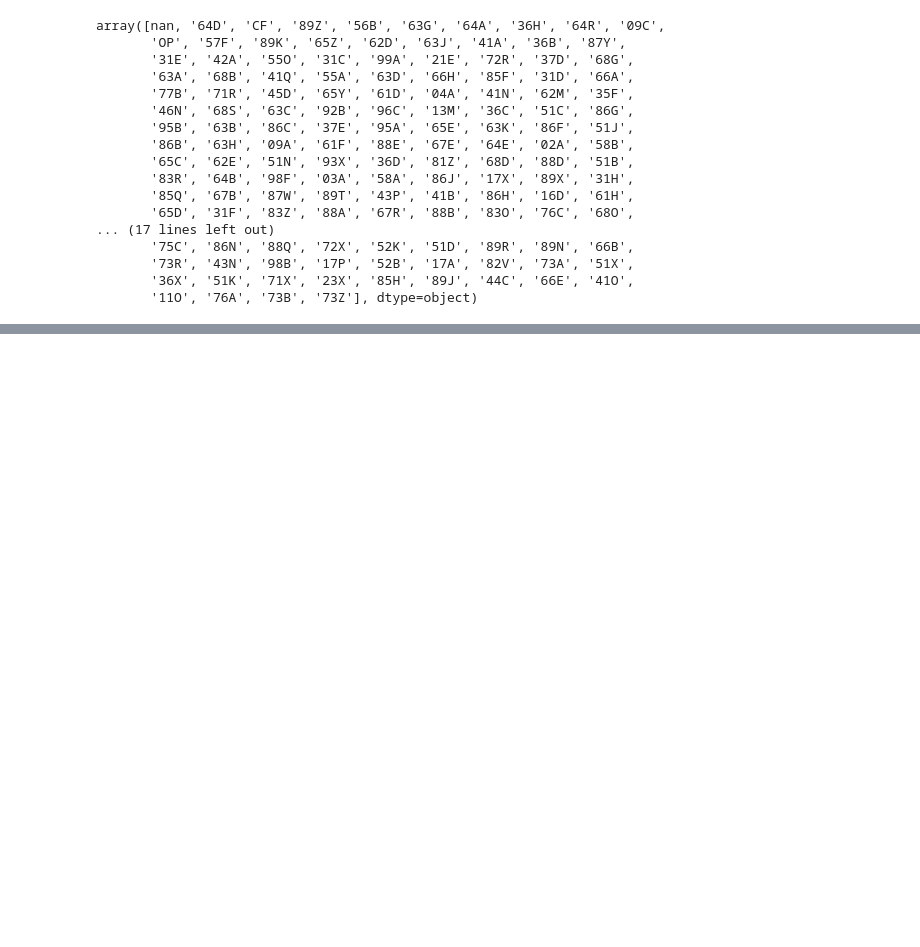
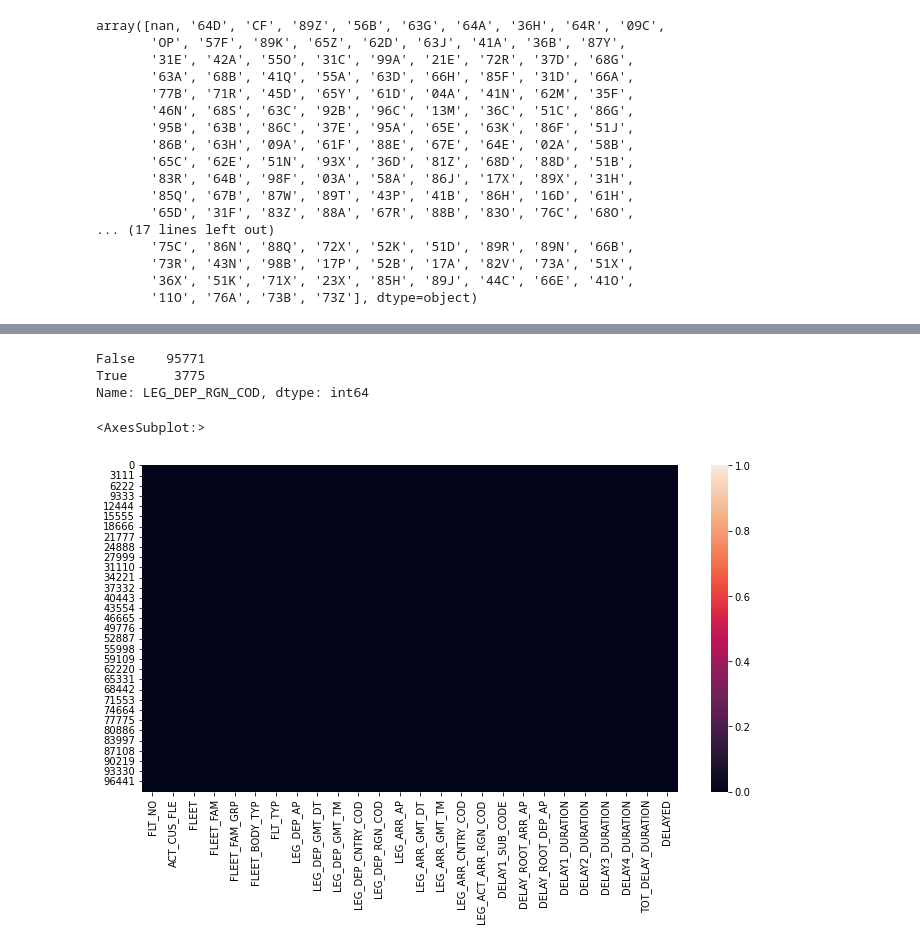
Before and after one commit to zhrballi/thy-kargo-tehir, a Jupyter notebook: kargotehirtahmin.ipynb, the cells around one changed output, grey strips where cells are left out. Drawn from its saved outputs; the diff is of its cells as text; code cells hidden in the pictures; blank space fills up the shorter version.

```diff
--- a/kargotehirtahmin.ipynb
+++ b/kargotehirtahmin.ipynb
@@ -207,0 +476,14 @@ array(['ND', 'GN', 'CF', 'OP'], dtype=object)
+# %%
+df['LEG_DEP_RGN_COD'].isna().value_counts()
+# %% [output]
+False    95771
+True      3775
+Name: LEG_DEP_RGN_COD, dtype: int64
+# %%
+df['LEG_DEP_RGN_COD']=df['LEG_DEP_RGN_COD'].replace(np.NAN,"DO")
+# %%
+plt.figure(figsize=(12,6))
+sns.heatmap(df.isna())
+# %% [output]
+<AxesSubplot:>
+[figure, added]
```
Also changed, not shown: parts of 82 cells of this notebook.
